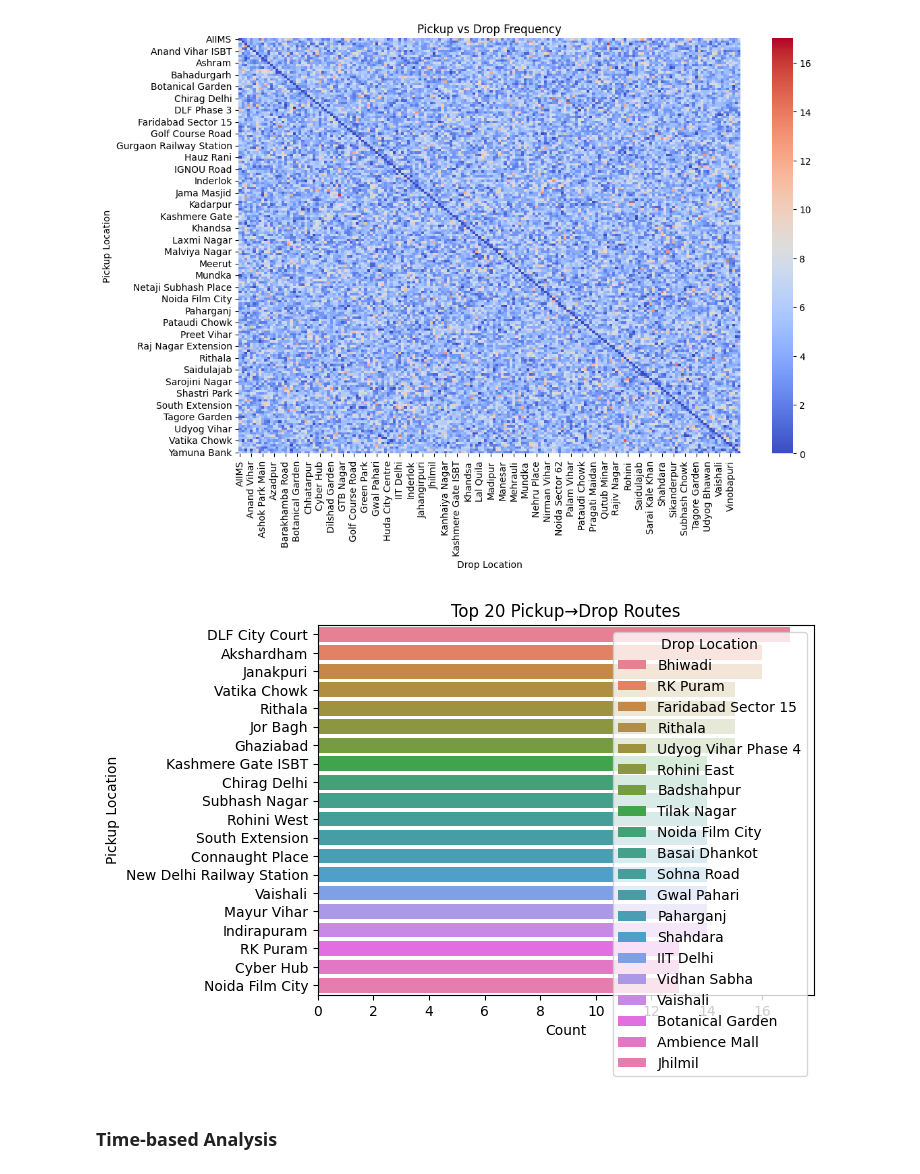
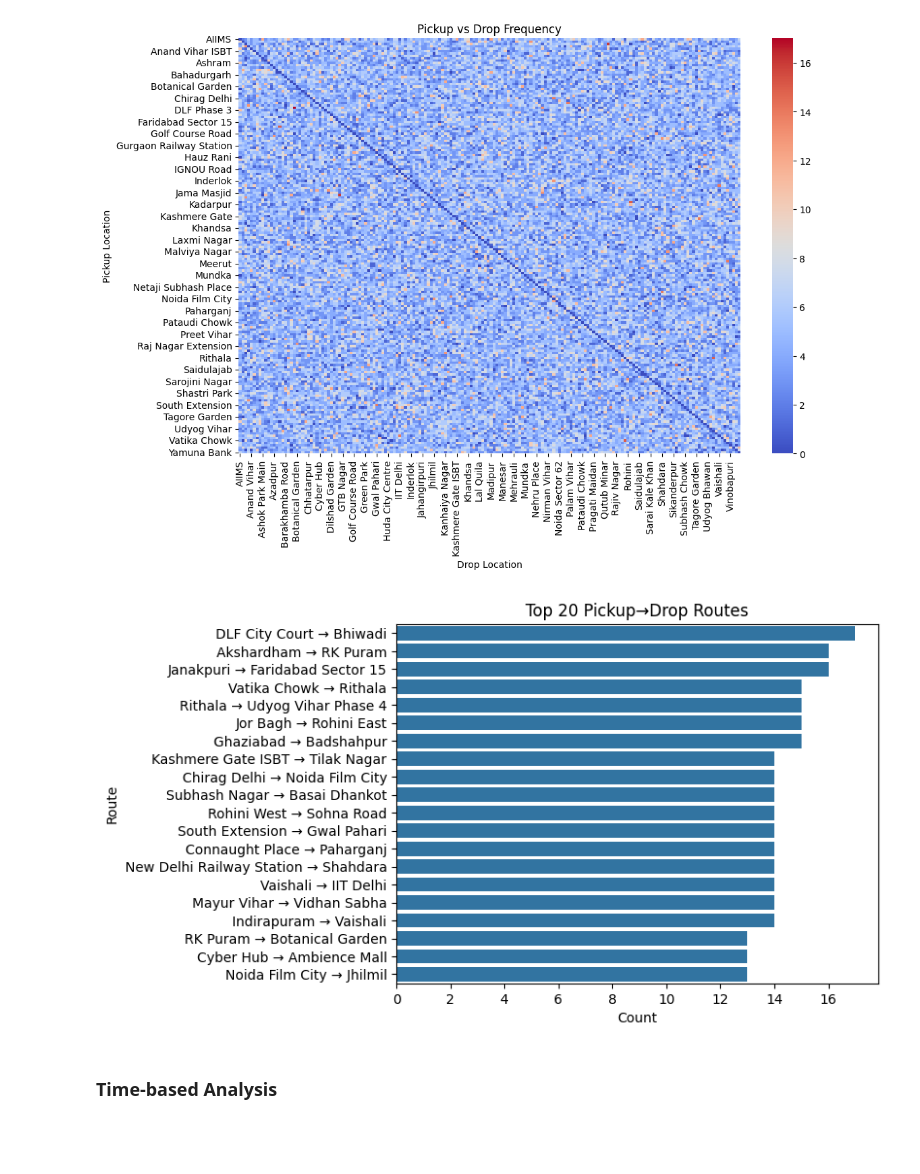
Before and after one commit to ARUN-R-DAS/uber_data_analysis, a Jupyter notebook: uber.ipynb, the cells around one changed output. Drawn from its saved outputs; the diff is of its cells as text; code cells hidden in the pictures; blank space fills up the shorter version.

```diff
--- a/uber.ipynb
+++ b/uber.ipynb
@@ -420,15 +429,17 @@ plt.title("Pickup vs Drop Frequency")
 plt.show()
 # %% [output]
 [figure]
-# %%
-top_routes = df.groupby(['Pickup Location','Drop Location']).size().reset_index(name='Count')
-top_routes = top_routes.sort_values('Count', ascending=False).head(20)
-
-sns.barplot(data=top_routes, x='Count', y='Pickup Location', hue='Drop Location')
-plt.title("Top 20 Pickup→Drop Routes")
-plt.show()
-# %% [output]
-[figure, removed]
+# %%
+top_routes = df.groupby(['Pickup Location','Drop Location']).size().reset_index(name='Count')
+top_routes = top_routes.sort_values('Count', ascending=False).head(20)
+
+top_routes['Route'] = top_routes['Pickup Location'] + " → " + top_routes['Drop Location']
+
+sns.barplot(data=top_routes, x='Count', y='Route')
+plt.title("Top 20 Pickup→Drop Routes")
+plt.show()
+# %% [output]
+[figure, added]
 # %% [markdown]
 ### Time-based Analysis
 # %%
```
Also changed, not shown: parts of 24 cells of this notebook, 9 other files.
